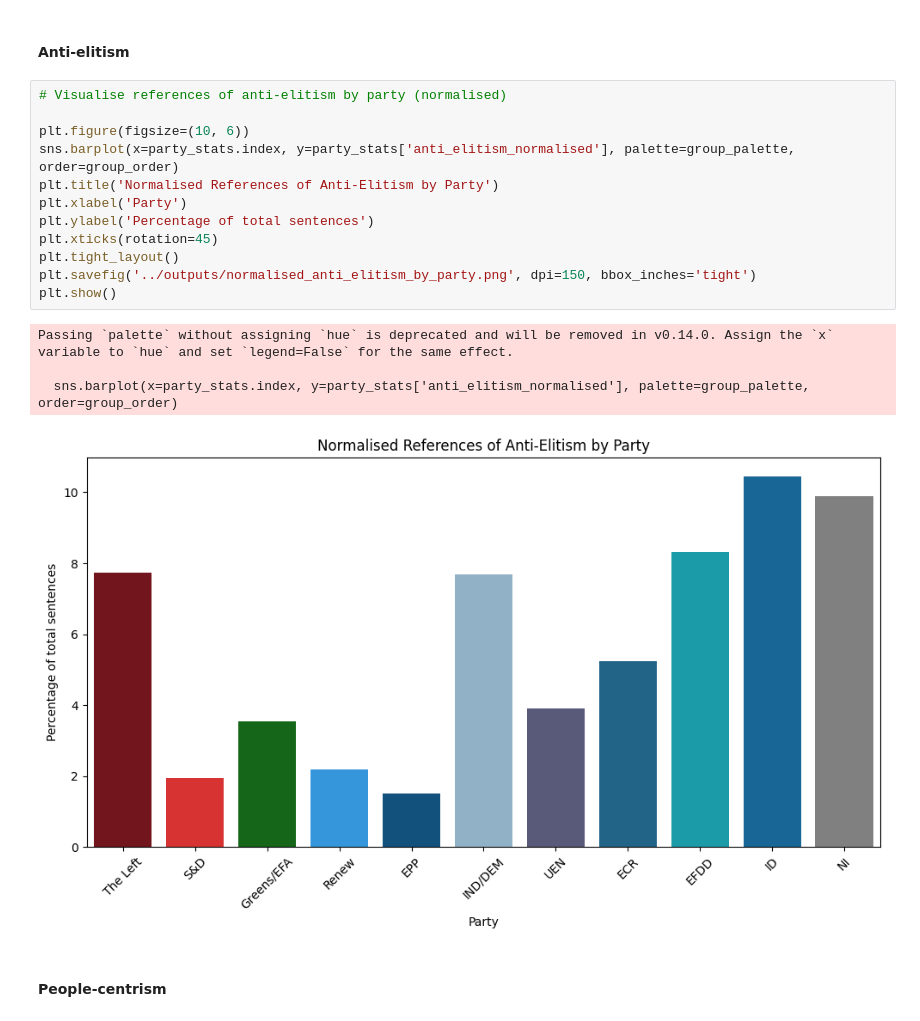
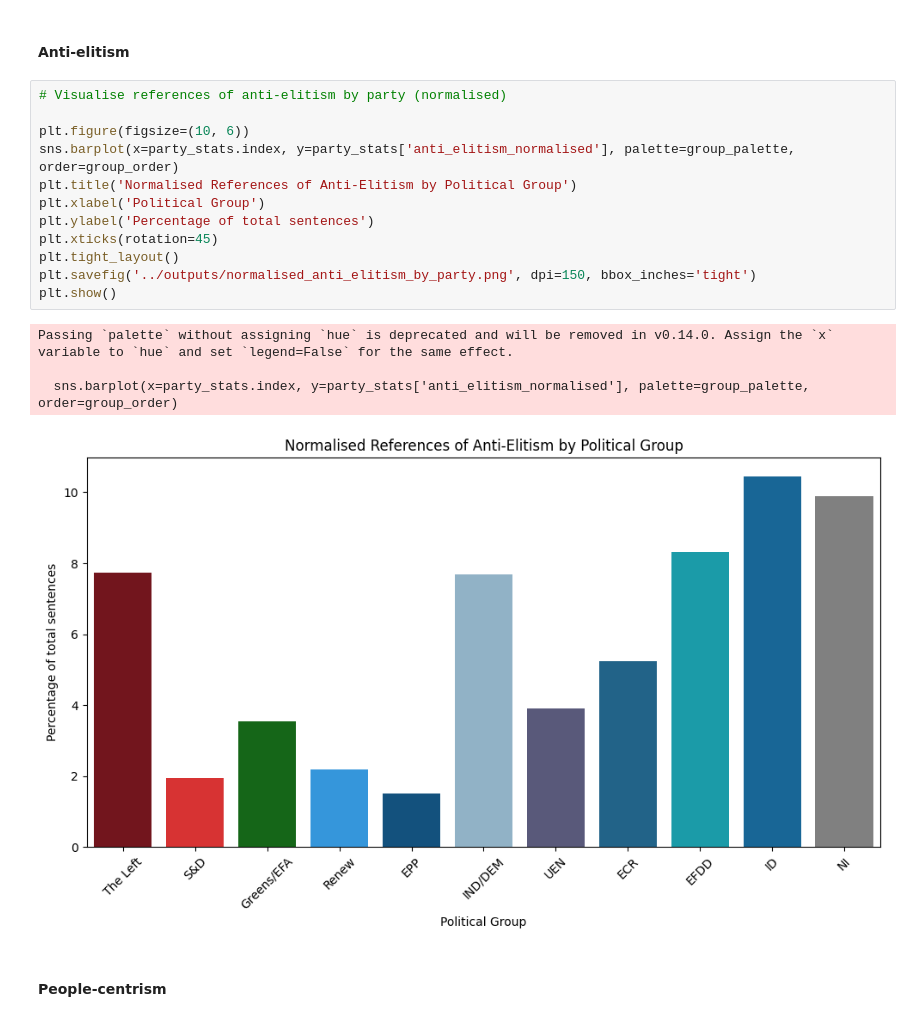
Before and after one commit to gransera/ep_populism_classification, a Jupyter notebook: notebooks/03_analysis_populism_dimensions.ipynb, the cells around one changed output. Drawn from its saved outputs; the diff is of its cells as text.

```diff
--- a/notebooks/03_analysis_populism_dimensions.ipynb
+++ b/notebooks/03_analysis_populism_dimensions.ipynb
@@ -197,20 +204,20 @@ party_stats['populism_combined_normalised'] = party_stats['populism_combined_cou
 # %%
 # Visualise references of anti-elitism by party (normalised)
 
 plt.figure(figsize=(10, 6))
 sns.barplot(x=party_stats.index, y=party_stats['anti_elitism_normalised'], palette=group_palette, order=group_order)
-plt.title('Normalised References of Anti-Elitism by Party')
-plt.xlabel('Party')
+plt.title('Normalised References of Anti-Elitism by Political Group')
+plt.xlabel('Political Group')
 plt.ylabel('Percentage of total sentences')
 plt.xticks(rotation=45)
 plt.tight_layout()
 plt.savefig('../outputs/normalised_anti_elitism_by_party.png', dpi=150, bbox_inches='tight')
 plt.show()
 # %% [output]
 Passing `palette` without assigning `hue` is deprecated and will be removed in v0.14.0. Assign the `x` variable to `hue` and set `legend=False` for the same effect.
 
   sns.barplot(x=party_stats.index, y=party_stats['anti_elitism_normalised'], palette=group_palette, order=group_order)
-[figure, old version]
+[figure, new version]
 # %% [markdown]
 #### People-centrism
 # %%
```
Also changed, not shown: parts of 4 cells of this notebook.
